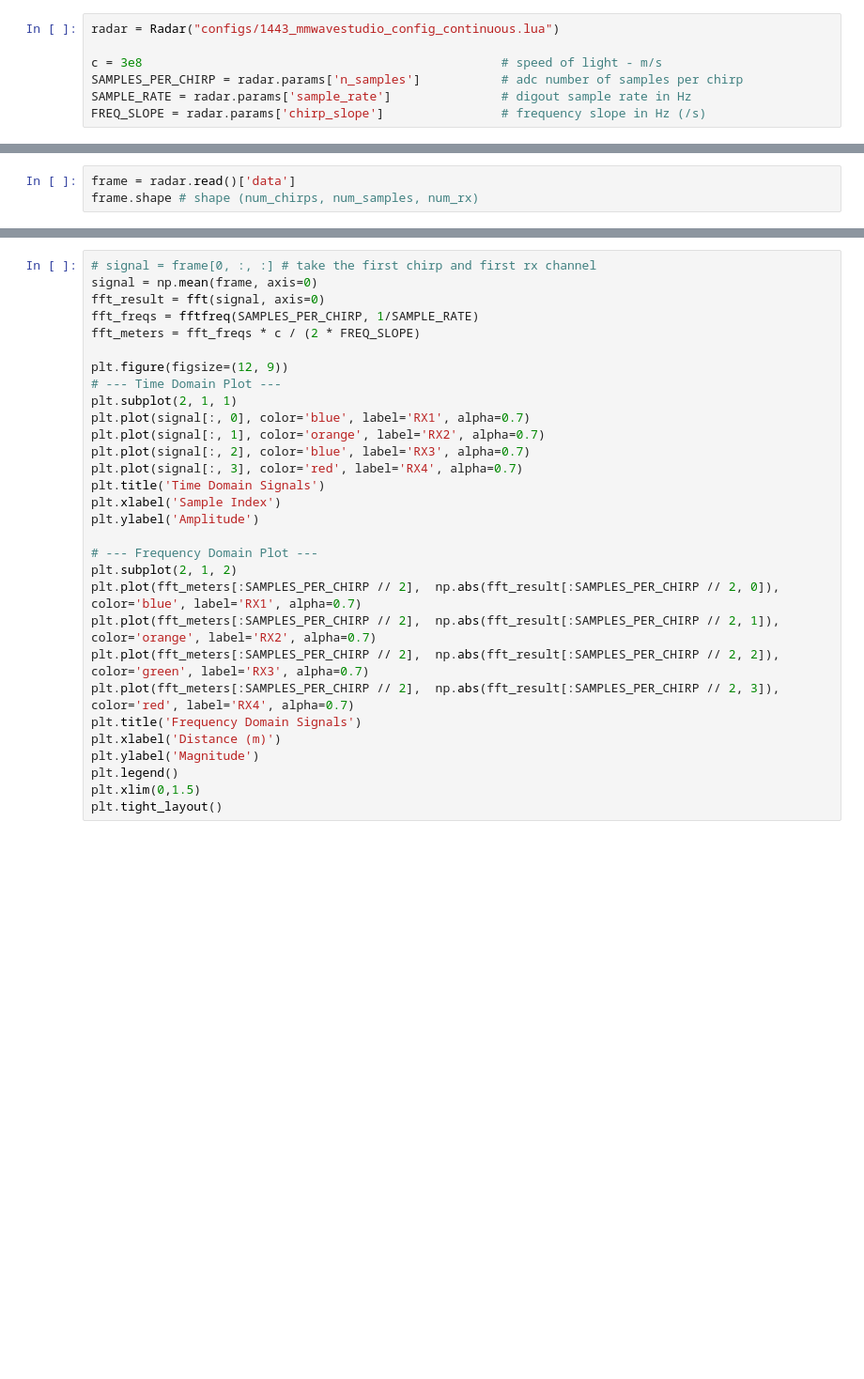
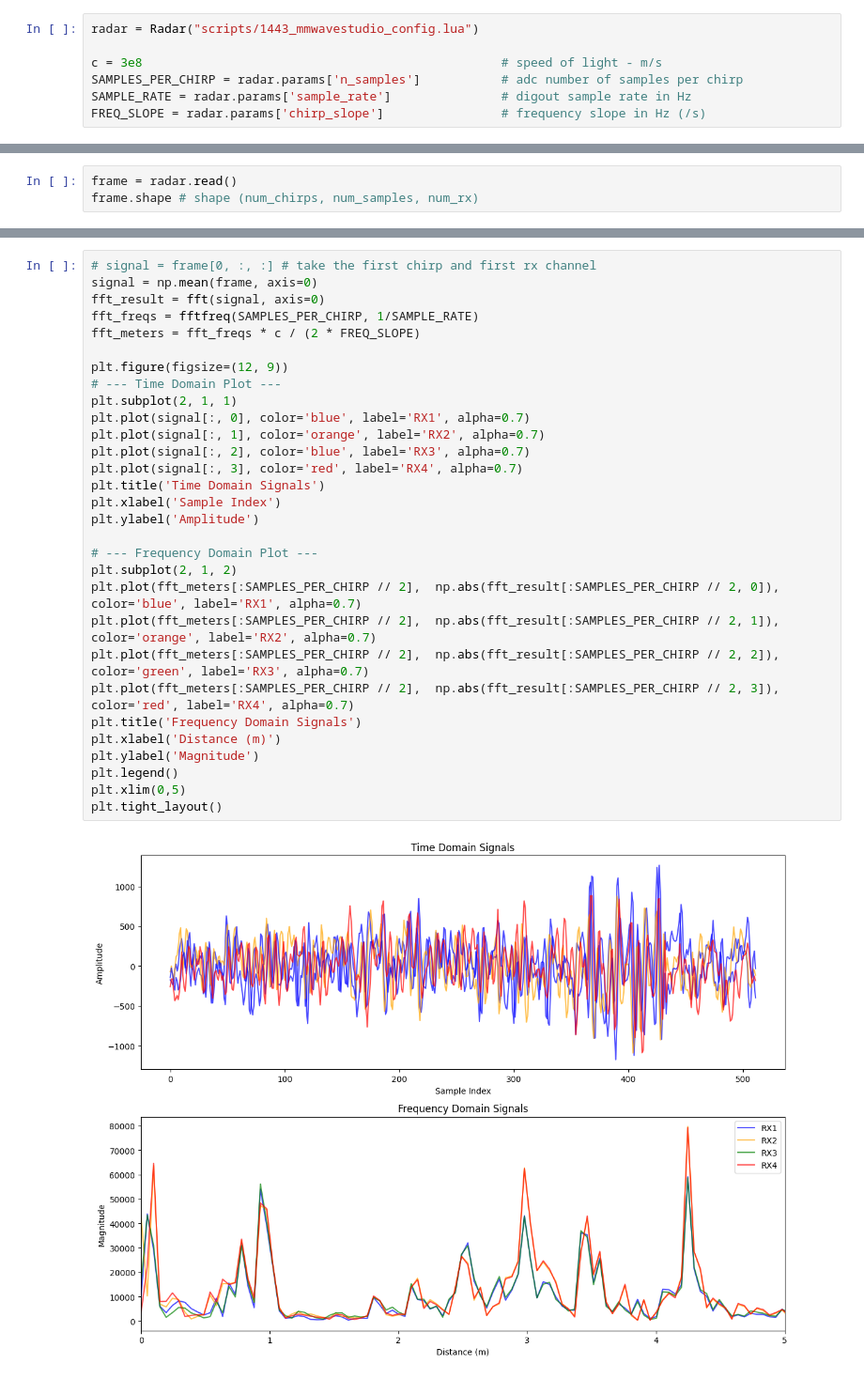
Before and after one commit to r-bt/MakeyMakey, a Jupyter notebook: test.ipynb, the cells around one changed output, grey strips where cells are left out. Shown at 94% size. Cells and saved outputs as stored; diff of their text form; blank space fills up the shorter version.

```diff
--- a/test.ipynb
+++ b/test.ipynb
@@ -8,5 +8,5 @@ from src import Radar
 # %%
-radar = Radar("configs/1443_mmwavestudio_config_continuous.lua")
+radar = Radar("scripts/1443_mmwavestudio_config.lua")
 
 c = 3e8                                                 # speed of light - m/s
 SAMPLES_PER_CHIRP = radar.params['n_samples']           # adc number of samples per chirp
@@ -15,3 +33,3 @@ FREQ_SLOPE = radar.params['chirp_slope']                # frequency slope in Hz
 # %%
-frame = radar.read()['data']
+frame = radar.read()
 frame.shape # shape (num_chirps, num_samples, num_rx)
@@ -18,30 +40,32 @@ frame.shape # shape (num_chirps, num_samples, num_rx)
 # %%
 # signal = frame[0, :, :] # take the first chirp and first rx channel
 signal = np.mean(frame, axis=0)
 fft_result = fft(signal, axis=0)
 fft_freqs = fftfreq(SAMPLES_PER_CHIRP, 1/SAMPLE_RATE)
 fft_meters = fft_freqs * c / (2 * FREQ_SLOPE)
 
 plt.figure(figsize=(12, 9))
 # --- Time Domain Plot ---
 plt.subplot(2, 1, 1)
 plt.plot(signal[:, 0], color='blue', label='RX1', alpha=0.7)
 plt.plot(signal[:, 1], color='orange', label='RX2', alpha=0.7)
 plt.plot(signal[:, 2], color='blue', label='RX3', alpha=0.7)
 plt.plot(signal[:, 3], color='red', label='RX4', alpha=0.7)
 plt.title('Time Domain Signals')
 plt.xlabel('Sample Index')
 plt.ylabel('Amplitude')
 
 # --- Frequency Domain Plot ---
 plt.subplot(2, 1, 2)
 plt.plot(fft_meters[:SAMPLES_PER_CHIRP // 2],  np.abs(fft_result[:SAMPLES_PER_CHIRP // 2, 0]), color='blue', label='RX1', alpha=0.7)
 plt.plot(fft_meters[:SAMPLES_PER_CHIRP // 2],  np.abs(fft_result[:SAMPLES_PER_CHIRP // 2, 1]), color='orange', label='RX2', alpha=0.7)
 plt.plot(fft_meters[:SAMPLES_PER_CHIRP // 2],  np.abs(fft_result[:SAMPLES_PER_CHIRP // 2, 2]), color='green', label='RX3', alpha=0.7)
 plt.plot(fft_meters[:SAMPLES_PER_CHIRP // 2],  np.abs(fft_result[:SAMPLES_PER_CHIRP // 2, 3]), color='red', label='RX4', alpha=0.7)
 plt.title('Frequency Domain Signals')
 plt.xlabel('Distance (m)')
 plt.ylabel('Magnitude')
 plt.legend()
-plt.xlim(0,1.5)
+plt.xlim(0,5)
 plt.tight_layout()
+# %% [output]
+[figure, added]
```
Also changed, not shown: parts of 3 cells of this notebook, 1 other file.
